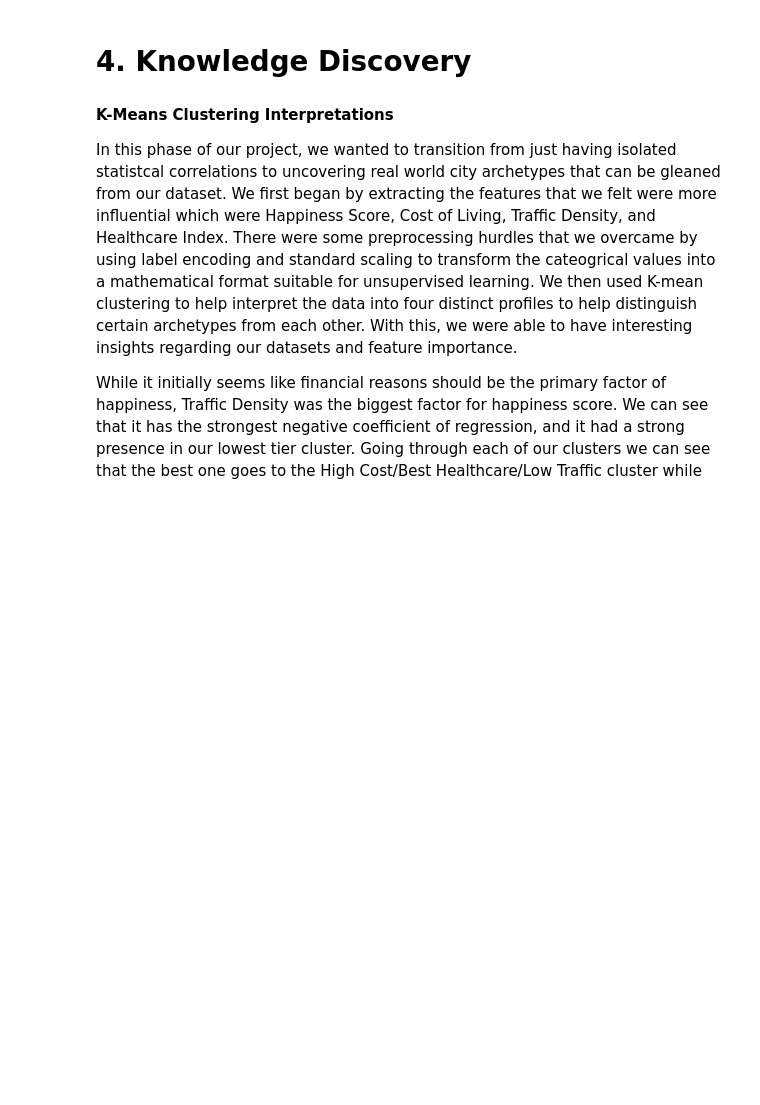
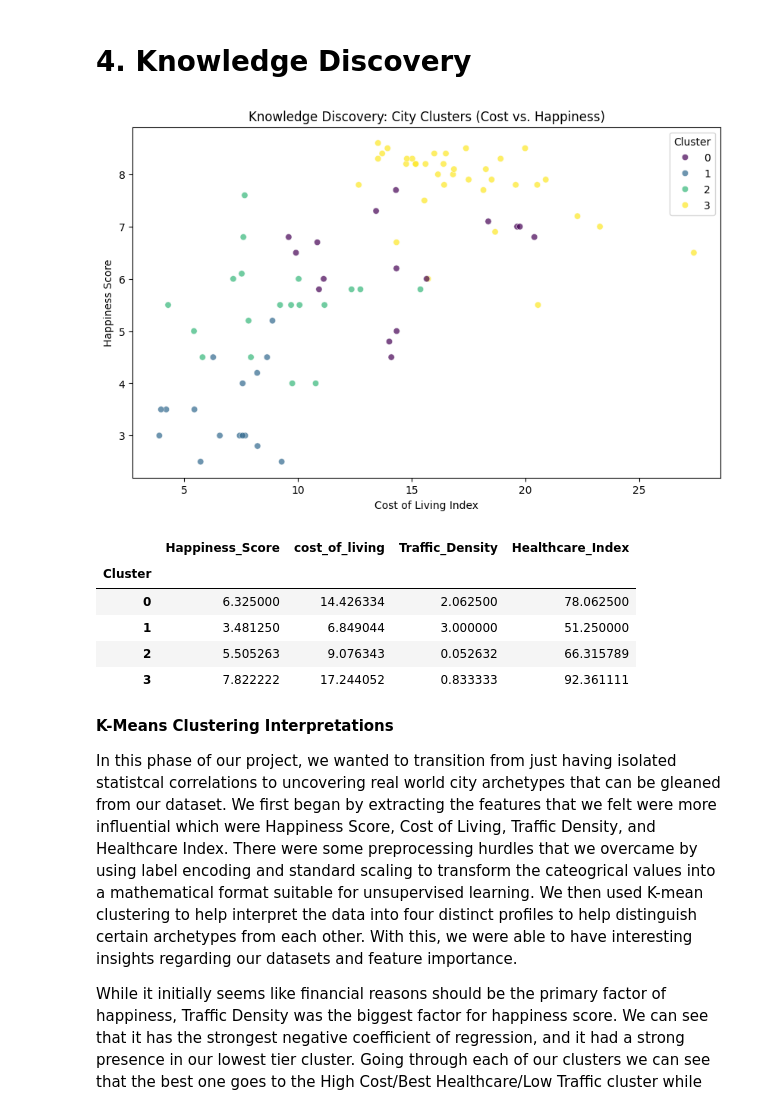
Before and after one commit to dudghks/cs301project, a Jupyter notebook: CS301_Project_Milestone_2.ipynb, the cells around one changed output. Drawn from its saved outputs; the diff is of its cells as text; code cells hidden in the pictures; blank space fills up the shorter version.

```diff
--- a/CS301_Project_Milestone_2.ipynb
+++ b/CS301_Project_Milestone_2.ipynb
@@ -672,34 +709,42 @@ import seaborn as sns
 
 features_to_cluster = ['Happiness_Score', 'cost_of_living', 'Traffic_Density', 'Healthcare_Index']
 
 cluster_data = merged[features_to_cluster].dropna().copy()
 
-for col in cluster_data.select_dtypes(include=['object', 'category']).columns:
+for col in cluster_data.select_dtypes(include=['str', 'category']).columns:
     le = LabelEncoder()
     cluster_data[col] = le.fit_transform(cluster_data[col])
 
 scaler = StandardScaler()
 scaled_data = scaler.fit_transform(cluster_data)
 
 kmeans = KMeans(n_clusters=4, random_state=42, n_init=10)
 cluster_data['Cluster'] = kmeans.fit_predict(scaled_data)
 
 plt.figure(figsize=(10, 6))
 sns.scatterplot(
     data=cluster_data,
     x='cost_of_living',
     y='Happiness_Score',
     hue='Cluster',
     palette='viridis',
     alpha=0.7
 )
 plt.title('Knowledge Discovery: City Clusters (Cost vs. Happiness)')
 plt.xlabel('Cost of Living Index')
 plt.ylabel('Happiness Score')
 plt.show()
 
 cluster_means = cluster_data.groupby('Cluster').mean()
 display(cluster_means)
+# %% [output]
+[figure, added]
+|  | Happiness_Score | cost_of_living | Traffic_Density | Healthcare_Index |
+| Cluster |  |  |  |  |
+| 0 | 6.325000 | 14.426334 | 2.062500 | 78.062500 |
+| 1 | 3.481250 | 6.849044 | 3.000000 | 51.250000 |
+| 2 | 5.505263 | 9.076343 | 0.052632 | 66.315789 |
+| 3 | 7.822222 | 17.244052 | 0.833333 | 92.361111 |
 # %% [markdown]
 **K-Means Clustering Interpretations**
 
```
Also changed, not shown: parts of 9 cells of this notebook, 2 other files.
